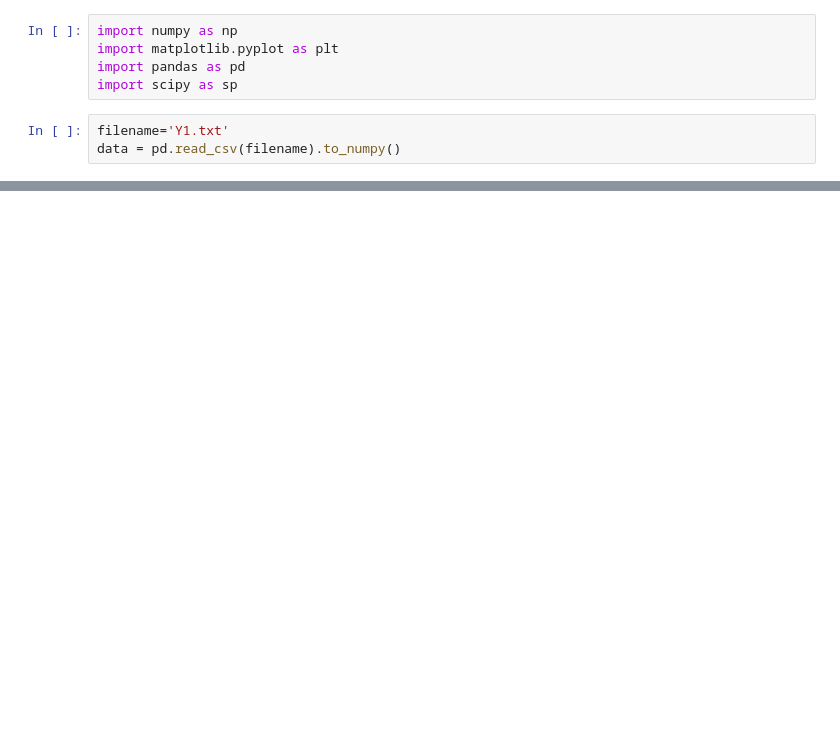
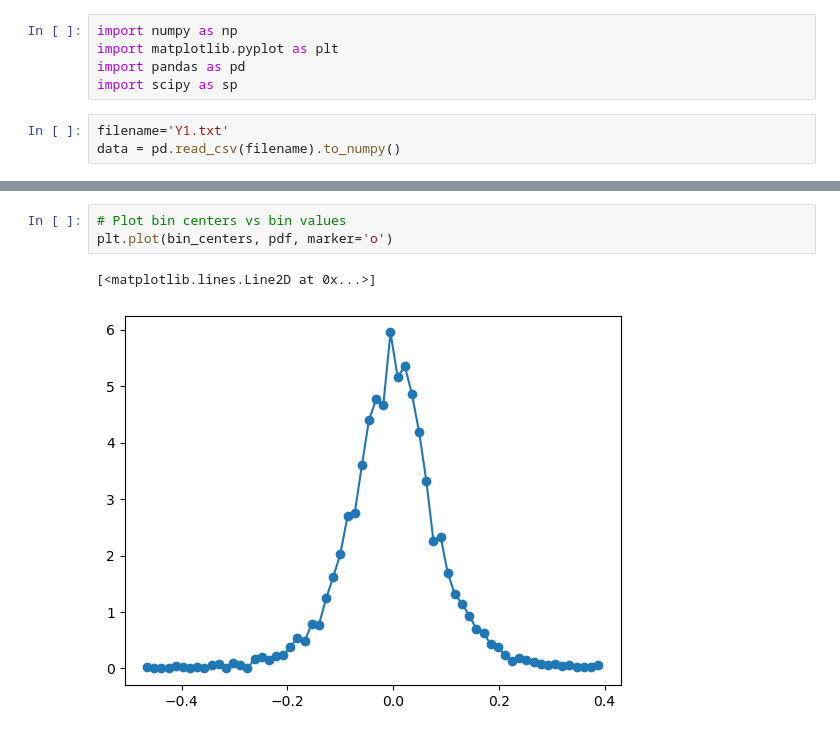
Before and after one commit to luca-dituri/LCP_projects_Y8, a Jupyter notebook: mattia.ipynb, the cells around one changed output, grey strips where cells are left out. Drawn from its saved outputs; the diff is of its cells as text; blank space fills up the shorter version.

```diff
--- a/mattia.ipynb
+++ b/mattia.ipynb
@@ -65,0 +88,6 @@ for k in range(0, len(y), segment_length):
+# %%
+# Plot bin centers vs bin values
+plt.plot(bin_centers, pdf, marker='o')
+# %% [output]
+[<matplotlib.lines.Line2D at 0x...>]
+[figure, added]
```
Also changed, not shown: parts of 10 cells of this notebook, 1 other file.
